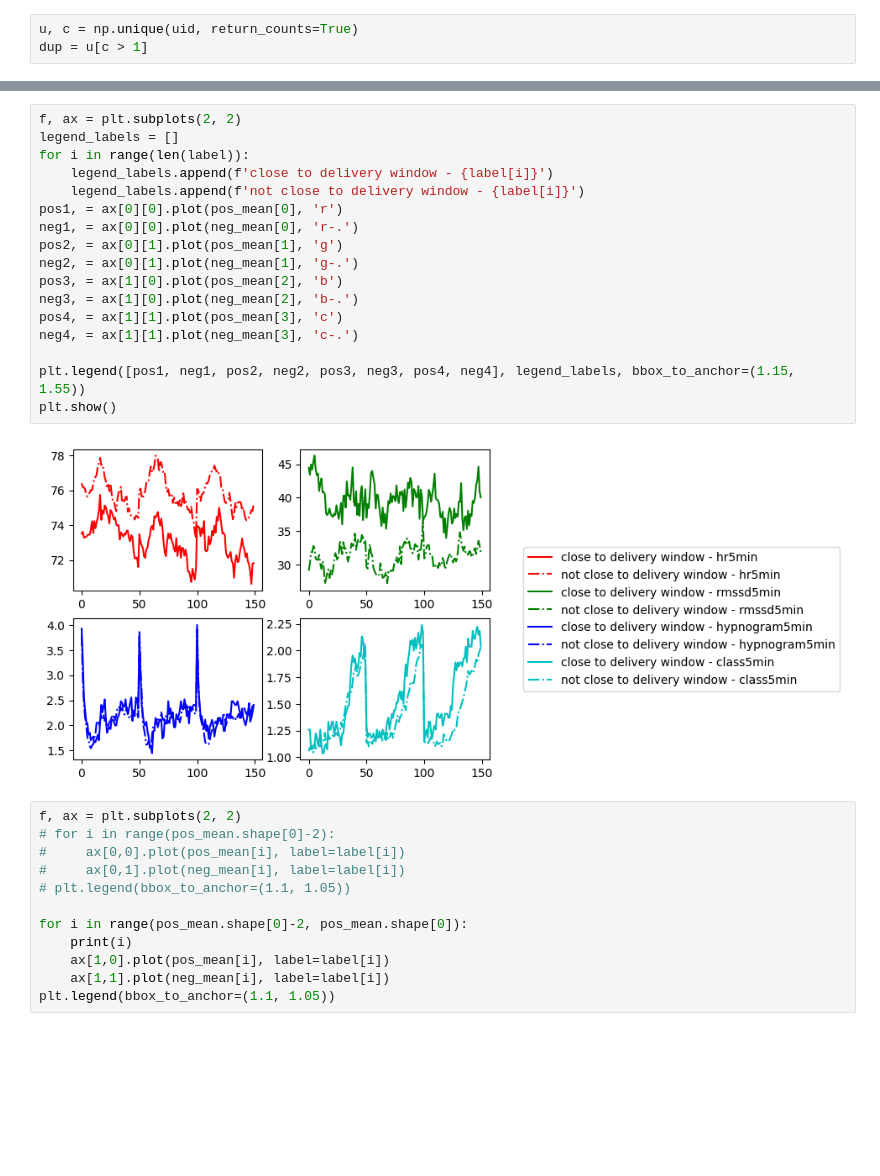
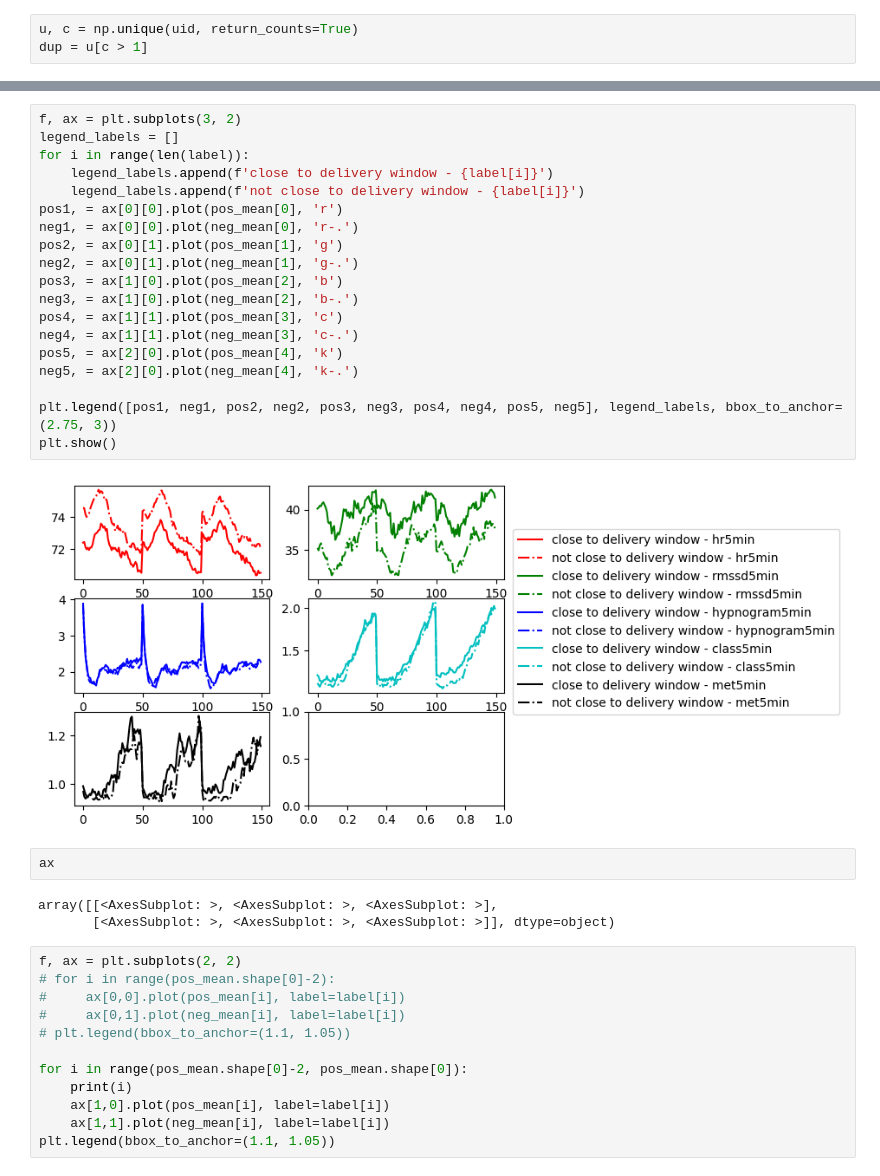
Before and after one commit to smilejennyyu/Delivery-Readiness, a Jupyter notebook: visualize_5min_data.ipynb, the cells around one changed output, grey strips where cells are left out. Cells and saved outputs as stored; diff of their text form; blank space fills up the shorter version.

```diff
--- a/visualize_5min_data.ipynb
+++ b/visualize_5min_data.ipynb
@@ -57,22 +32,29 @@ plt.show()
 # %%
-f, ax = plt.subplots(2, 2)
+f, ax = plt.subplots(3, 2)
 legend_labels = []
 for i in range(len(label)):
     legend_labels.append(f'close to delivery window - {label[i]}')
     legend_labels.append(f'not close to delivery window - {label[i]}')
 pos1, = ax[0][0].plot(pos_mean[0], 'r')
 neg1, = ax[0][0].plot(neg_mean[0], 'r-.')
 pos2, = ax[0][1].plot(pos_mean[1], 'g')
 neg2, = ax[0][1].plot(neg_mean[1], 'g-.')
 pos3, = ax[1][0].plot(pos_mean[2], 'b')
 neg3, = ax[1][0].plot(neg_mean[2], 'b-.')
 pos4, = ax[1][1].plot(pos_mean[3], 'c')
 neg4, = ax[1][1].plot(neg_mean[3], 'c-.')
+pos5, = ax[2][0].plot(pos_mean[4], 'k')
+neg5, = ax[2][0].plot(neg_mean[4], 'k-.')
 
-plt.legend([pos1, neg1, pos2, neg2, pos3, neg3, pos4, neg4], legend_labels, bbox_to_anchor=(1.15, 1.55))
+plt.legend([pos1, neg1, pos2, neg2, pos3, neg3, pos4, neg4, pos5, neg5], legend_labels, bbox_to_anchor=(2.75, 3))
 plt.show()
 # %% [output]
-[figure, old version]
+[figure, new version]
+# %%
+ax
+# %% [output]
+array([[<AxesSubplot: >, <AxesSubplot: >, <AxesSubplot: >],
+       [<AxesSubplot: >, <AxesSubplot: >, <AxesSubplot: >]], dtype=object)
 # %%
 f, ax = plt.subplots(2, 2)
 # for i in range(pos_mean.shape[0]-2):
```
Also changed, not shown: parts of 4 cells of this notebook, 14 other files.
